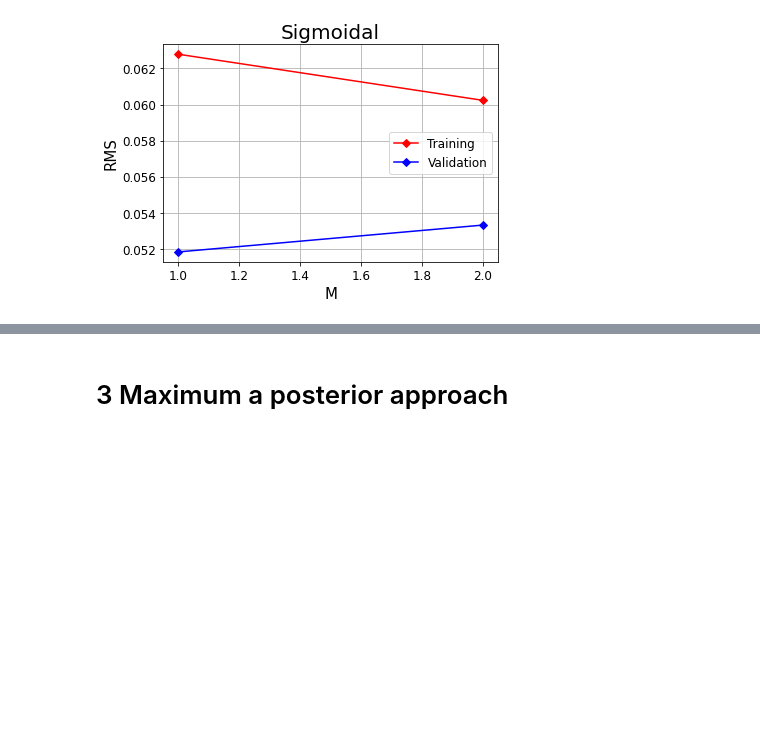
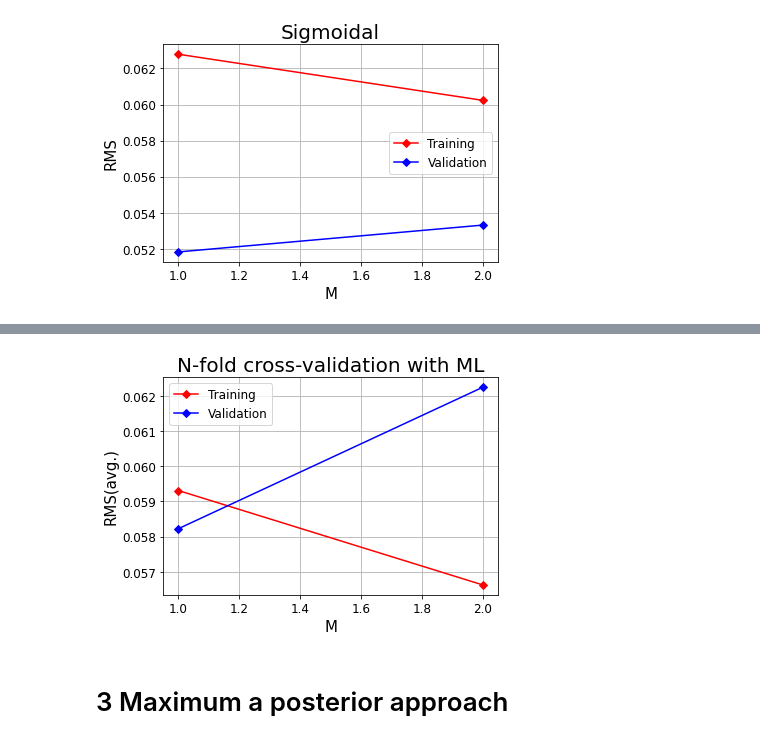
Before and after one commit to Louis5228/2020-Machine-Learning, a Jupyter notebook: 309512014_HW1.ipynb, the cells around one changed output, grey strips where cells are left out. Saved outputs shown, nothing was run; the diff lists cells and outputs as text; code cells hidden in the pictures; blank space fills up the shorter version.

Commit message:
Add N-fold plots

```diff
--- a/309512014_HW1.ipynb
+++ b/309512014_HW1.ipynb
@@ -409,0 +376,12 @@ variance:  0.0004380016477467137
+# %%
+a = [RMS_M1_train, RMS_M1_test, RMS_M2_train, RMS_M2_test]
+name = ['RMS_M1_train', 'RMS_M1_test', 'RMS_M2_train', 'RMS_M2_test']
+mean_list = list()
+print("N-fold cross-validation with ML\n")
+for i in range(4):
+  mu = np.mean(a[i])
+  mean_list.append(mu)
+  variance = np.var(a[i])
+  print(name[i], ":")
+  print("mean:     ", mu)
+  print("variance: ", variance, "\n")
@@ -410,3 +406,16 @@ variance:  0.0004380016477467137
+# %%
+plt.xticks(fontsize = 12)
+plt.yticks(fontsize = 12)
+plt.title('N-fold cross-validation with ML', fontsize = 20)
+plt.xlabel('M', fontsize = 15)
+plt.ylabel('RMS(avg.)', fontsize = 15)
+plt.plot([1,2],[mean_list[0],mean_list[2]],color='red',marker = "D",label='Training')
+plt.plot([1,2],[mean_list[1],mean_list[3]],color='blue',marker = "D",label='Validation')
+plt.legend(loc=0, fontsize = 12)
+plt.grid(True)
+plt.show()
+# %% [output]
+[figure, added]
 # %% [markdown]
 # 3 Maximum a posterior approach
 # %%
```
Also changed, not shown: parts of 5 cells of this notebook.
